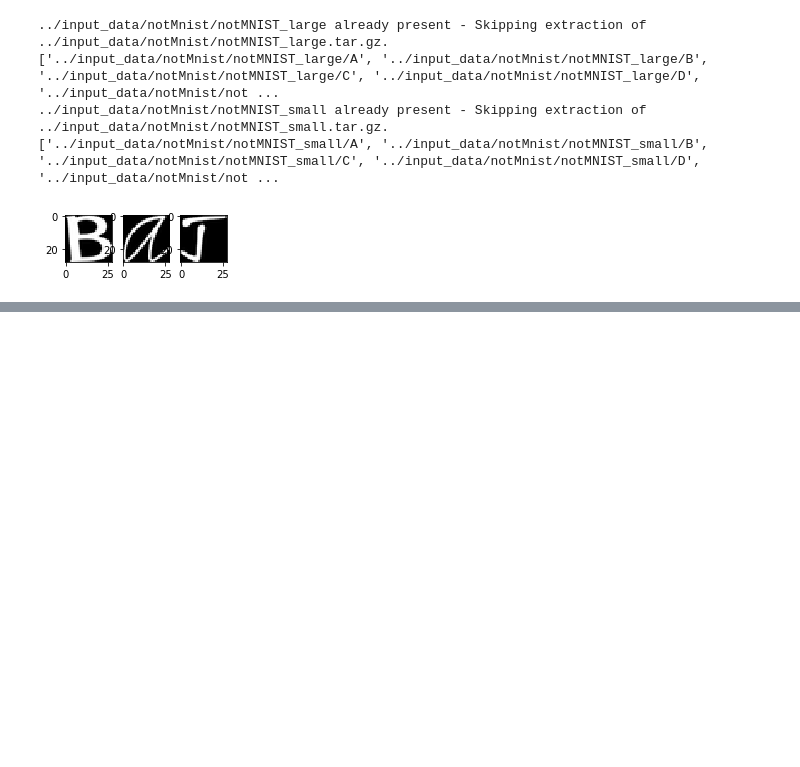
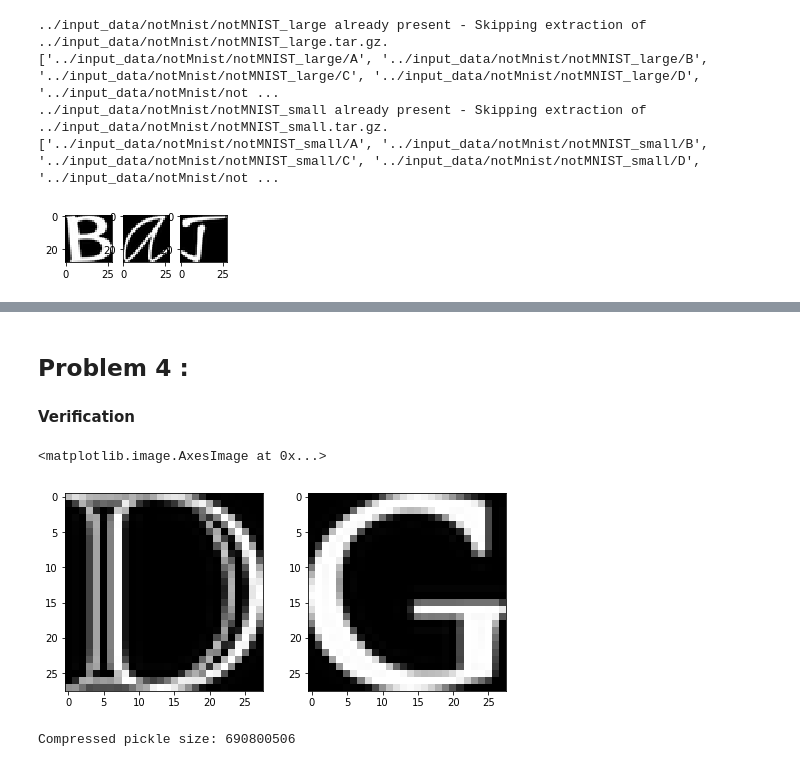
Before and after one commit to prameshbajra/pythonic, a Jupyter notebook: source_code/NotMnist-Udacity.ipynb, the cells around one changed output, grey strips where cells are left out. Drawn from its saved outputs; the diff is of its cells as text; code cells hidden in the pictures; blank space fills up the shorter version.

```diff
--- a/source_code/NotMnist-Udacity.ipynb
+++ b/source_code/NotMnist-Udacity.ipynb
@@ -176,0 +294,24 @@ Standard deviation: 0.44801354
+# %%
+def randomize(dataset, labels):
+    permutation = np.random.permutation(labels.shape[0])
+    shuffled_dataset = dataset[permutation,:,:]
+    shuffled_labels = labels[permutation]
+    return shuffled_dataset, shuffled_labels
+
+train_dataset, train_labels = randomize(train_dataset, train_labels)
+test_dataset, test_labels = randomize(test_dataset, test_labels)
+valid_dataset, valid_labels = randomize(valid_dataset, valid_labels)
+# %% [markdown]
+## Problem 4 :
+
+#### Verification
+# %%
+plt.figure(figsize=(8, 8))
+plt.subplot(2, 2, 1)
+plt.imshow(train_dataset[189], cmap="gray")
+
+plt.subplot(2, 2, 2)
+plt.imshow(train_dataset[345], cmap="gray")
+# %% [output]
+<matplotlib.image.AxesImage at 0x...>
+[figure, added]
@@ -176,0 +336,5 @@ Standard deviation: 0.44801354
+# %%
+statinfo = os.stat(pickle_file)
+print('Compressed pickle size:', statinfo.st_size)
+# %% [output]
+Compressed pickle size: 690800506
```
Also changed, not shown: parts of 11 cells of this notebook.
